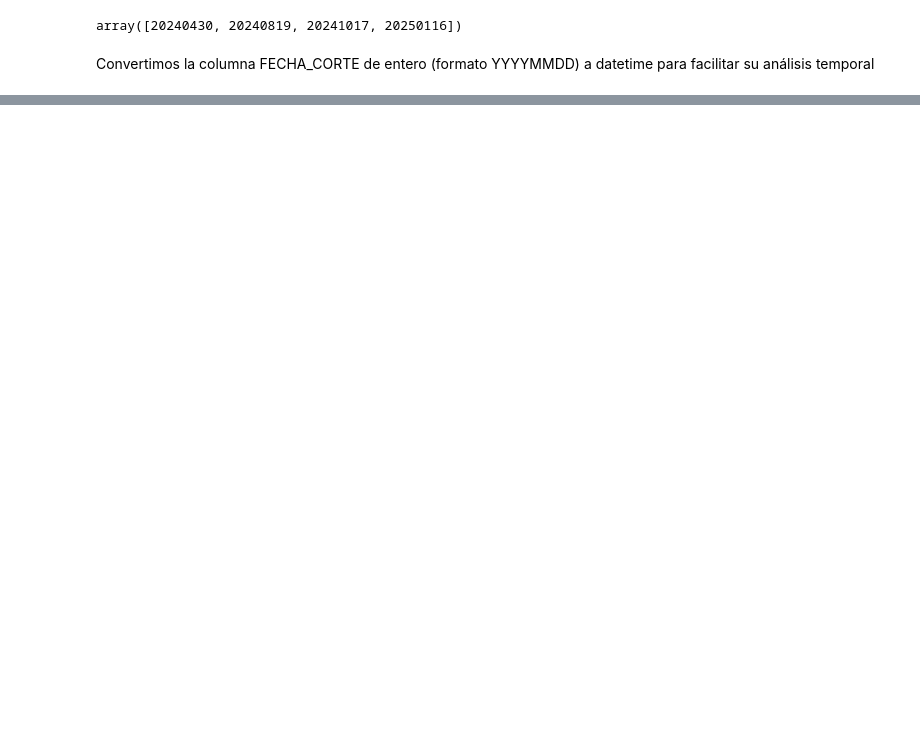
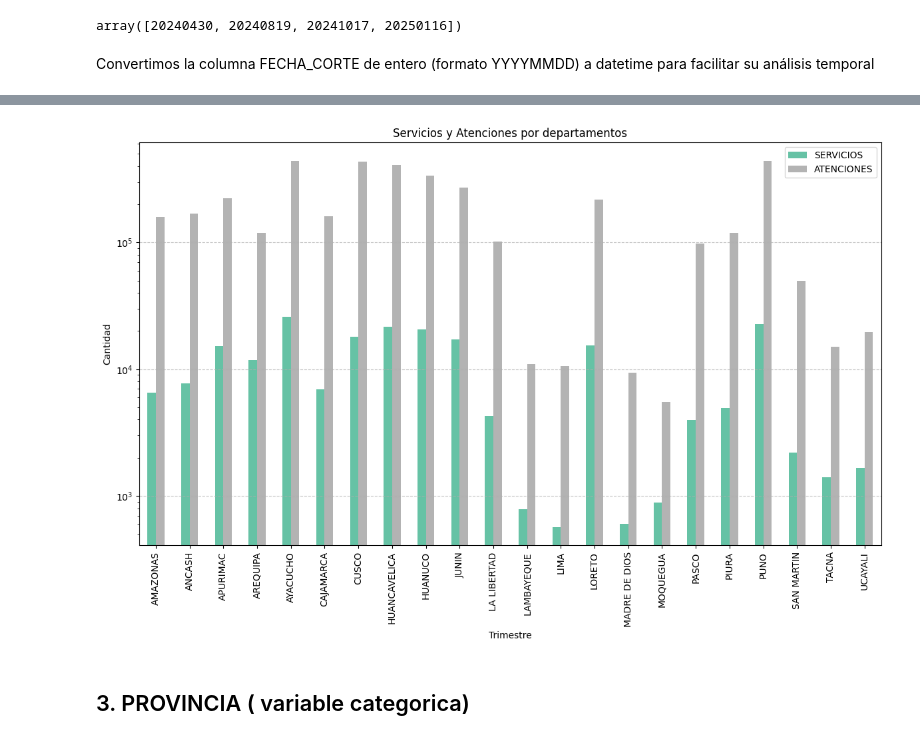
Before and after one commit to LeydiChavez/dataton-tambos, a Jupyter notebook: notebooks/EDA_dataset.ipynb, the cells around one changed output, grey strips where cells are left out. Drawn from its saved outputs; the diff is of its cells as text; code cells hidden in the pictures; blank space fills up the shorter version.

```diff
--- a/notebooks/EDA_dataset.ipynb
+++ b/notebooks/EDA_dataset.ipynb
@@ -95,0 +222,24 @@ Convertimos la columna FECHA_CORTE de entero (formato YYYYMMDD) a datetime para
+# %%
+agrupado_2 = df.groupby("DEPARTAMENTO")[["SERVICIOS", "ATENCIONES"]].sum()
+
+# Creamos la figura y los ejes con .plot()
+ax = agrupado_2.plot(kind="bar", figsize=(12, 8), colormap="Set2")
+
+# Añadimos texto encima de las barras
+#for i in range(len(agrupado)):
+#    ax.text(i - 0.2, agrupado["SERVICIOS"][i] + 20000, f'{agrupado["SERVICIOS"][i]:,}', color='black', fontsize=9)
+#    ax.text(i + 0.05, agrupado["ATENCIONES"][i] + 20000, f'{agrupado["ATENCIONES"][i]:,}', color='black', fontsize=9)
+
+# Ajustes del gráfico
+plt.title("Servicios y Atenciones por departamentos")
+plt.xlabel("Trimestre")
+plt.ylabel("Cantidad")
+plt.xticks(rotation=90) #al tener los nombres grandes ayuda a su visualizacion
+plt.yscale('log') #utilizaremos una escala logaritmica para tener una mejor visualizacion
+plt.grid(axis='y', linestyle='--', alpha=0.7)
+plt.tight_layout()
+plt.show()
+# %% [output]
+[figure, added]
+# %% [markdown]
+## 3. PROVINCIA ( variable categorica)
```
Also changed, not shown: parts of 19 cells of this notebook.
